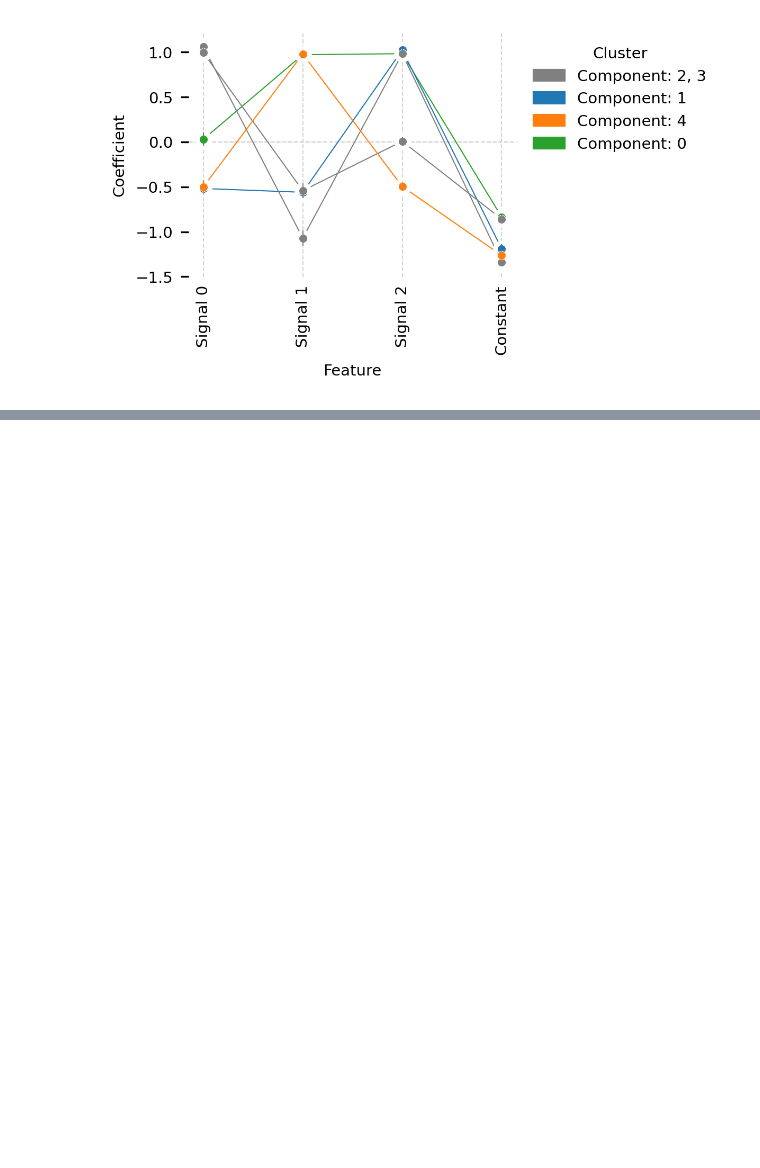
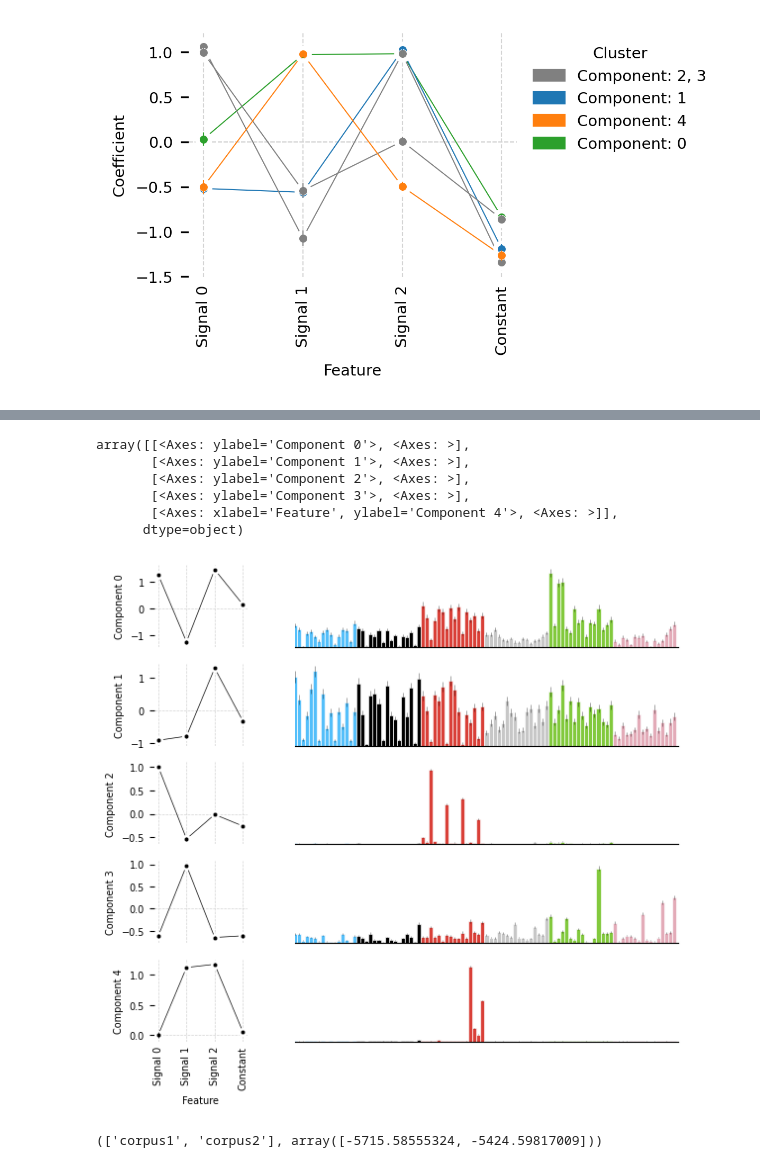
Before and after one commit to AllenWLynch/signaturemodels, a Jupyter notebook: docs/simulation_tutorial.ipynb, the cells around one changed output, grey strips where cells are left out. Saved outputs shown, nothing was run; the diff lists cells and outputs as text; code cells hidden in the pictures; blank space fills up the shorter version.

```diff
--- a/docs/simulation_tutorial.ipynb
+++ b/docs/simulation_tutorial.ipynb
@@ -365,0 +210,6 @@ sns.histplot(weights)
+# %%
+from locusregression import *
+
+model = load_model('data/tutorial_model_no-tuning.pkl')
+corpus1 = stream_corpus('data/tutorial.sim1.corpus.h5')
+corpus2 = stream_corpus('data/tutorial.sim2.corpus.h5')
@@ -365,0 +220,3 @@ sns.histplot(weights)
+# %%
+newmodel = LocusRegressor(n_components=5, batch_size=32, locus_subsample=0.125, negative_subsample=100,eval_every=20, quiet=False)\
+    .fit(MetaCorpus(corpus2,corpus1))
@@ -365,0 +241,10 @@ sns.histplot(weights)
+# %%
+newmodel.plot_summary()
+# %% [output]
+array([[<Axes: ylabel='Component 0'>, <Axes: >],
+       [<Axes: ylabel='Component 1'>, <Axes: >],
+       [<Axes: ylabel='Component 2'>, <Axes: >],
+       [<Axes: ylabel='Component 3'>, <Axes: >],
+       [<Axes: xlabel='Feature', ylabel='Component 4'>, <Axes: >]],
+      dtype=object)
+[figure, added]
@@ -365,0 +253,4 @@ sns.histplot(weights)
+# %%
+model.assign_sample_to_corpus(corpus2[0])
+# %% [output]
+(['corpus1', 'corpus2'], array([-5715.58555324, -5424.59817009]))
```
Also changed, not shown: parts of 20 cells of this notebook, 9 other files.
